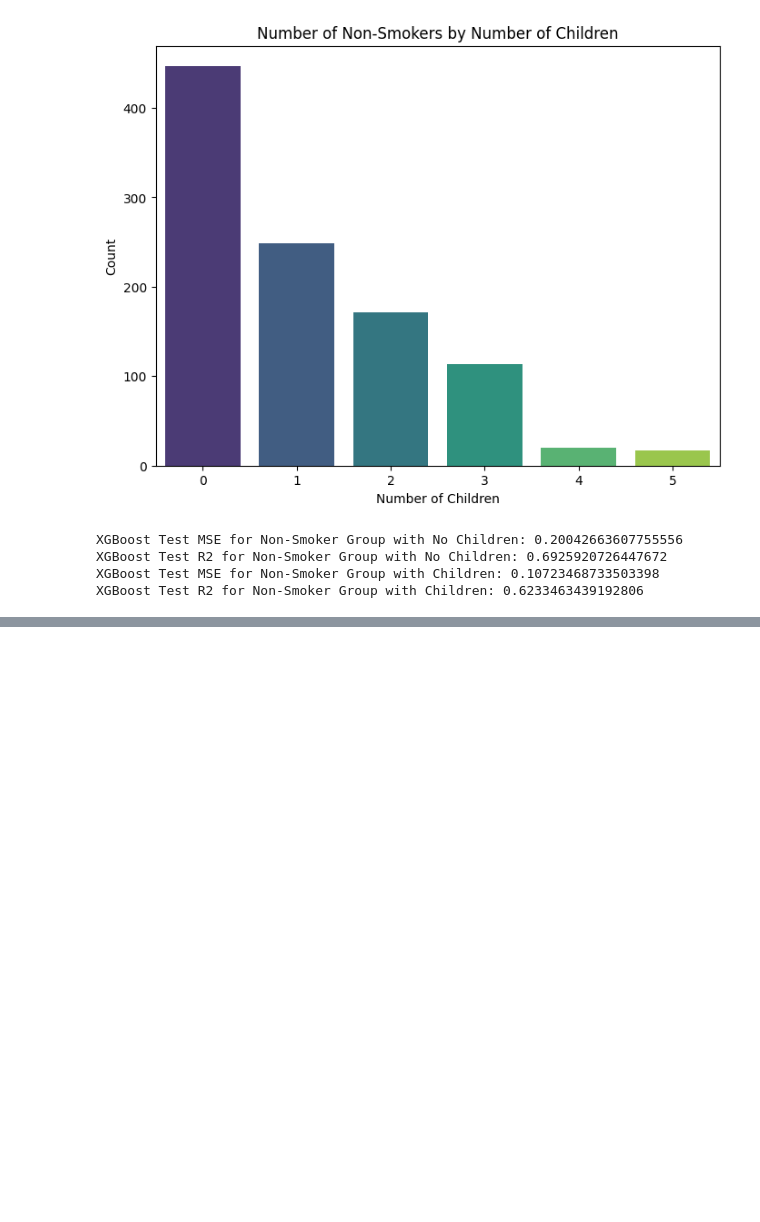
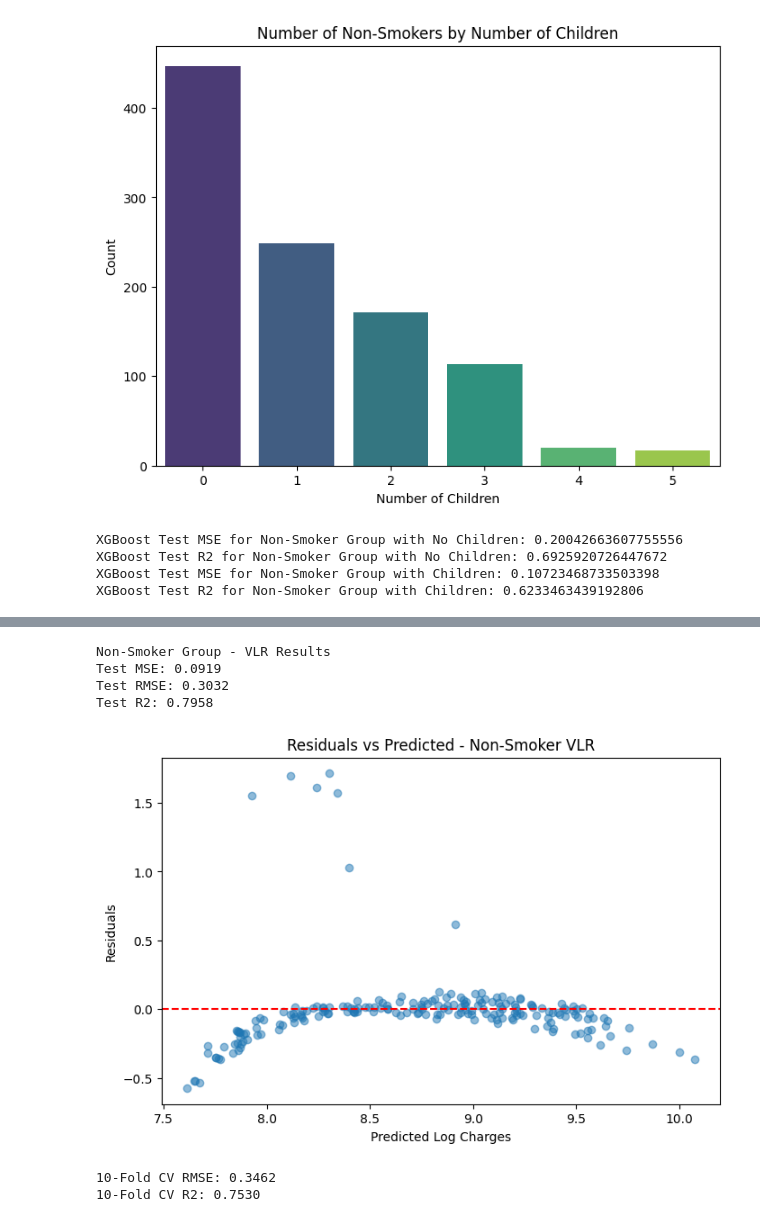
Before and after one commit to s-hreya-riram/three-little-pigs, a Jupyter notebook: exploratory_data_analysis.ipynb, the cells around one changed output, grey strips where cells are left out. Drawn from its saved outputs; the diff is of its cells as text; code cells hidden in the pictures; blank space fills up the shorter version.

```diff
--- a/exploratory_data_analysis.ipynb
+++ b/exploratory_data_analysis.ipynb
@@ -807,0 +1173,71 @@ XGBoost Test R2 for Non-Smoker Group with Children: 0.6233463439192806
+# %%
+import warnings
+warnings.filterwarnings("ignore")
+
+import numpy as np
+import pandas as pd
+from sklearn.linear_model import LinearRegression
+from sklearn.model_selection import train_test_split, cross_val_score, KFold
+from sklearn.metrics import mean_squared_error, r2_score
+import matplotlib.pyplot as plt
+
+# Prepare features dynamically
+def prepare_X_y(df):
+    y = df['log_charges']  # target is already log-transformed
+    X = df.drop(columns=['log_charges'])
+    X = pd.get_dummies(X, drop_first=True)  # one-hot encode categorical variables
+    return X, y
+
+# Filter non-smokers
+non_smoker_df = data_df[data_df['smoker'] == 'no']
+X_ns, y_ns = prepare_X_y(non_smoker_df)
+
+# Train-test split 80/20
+X_train_ns, X_test_ns, y_train_ns, y_test_ns = train_test_split(
+    X_ns, y_ns, test_size=0.2, random_state=42
+)
+
+# Fit VLR (standard linear regression)
+vlr_model = LinearRegression()
+vlr_model.fit(X_train_ns, y_train_ns)
+
+# Predict
+y_pred_ns = vlr_model.predict(X_test_ns)
+
+# Test metrics
+mse_ns = mean_squared_error(y_test_ns, y_pred_ns)
+rmse_ns = np.sqrt(mse_ns)
+r2_ns = r2_score(y_test_ns, y_pred_ns)
+
+print("Non-Smoker Group - VLR Results")
+print(f"Test MSE: {mse_ns:.4f}")
+print(f"Test RMSE: {rmse_ns:.4f}")
+print(f"Test R2: {r2_ns:.4f}")
+
+# Residual plot
+residuals = y_test_ns - y_pred_ns
+plt.figure(figsize=(8,5))
+plt.scatter(y_pred_ns, residuals, alpha=0.5)
+plt.axhline(0, color='red', linestyle='--')
+plt.xlabel("Predicted Log Charges")
+plt.ylabel("Residuals")
+plt.title("Residuals vs Predicted - Non-Smoker VLR")
+plt.show()
+
+# 10-Fold Cross-Validation
+cv = KFold(n_splits=10, shuffle=True, random_state=42)
+cv_mse_scores = -cross_val_score(vlr_model, X_train_ns, y_train_ns, cv=cv, scoring='neg_mean_squared_error', n_jobs=-1)
+cv_rmse_mean = np.sqrt(np.mean(cv_mse_scores))
+cv_r2_scores = cross_val_score(vlr_model, X_train_ns, y_train_ns, cv=cv, scoring='r2', n_jobs=-1)
+cv_r2_mean = np.mean(cv_r2_scores)
+
+print(f"10-Fold CV RMSE: {cv_rmse_mean:.4f}")
+print(f"10-Fold CV R2: {cv_r2_mean:.4f}")
+# %% [output]
+Non-Smoker Group - VLR Results
+Test MSE: 0.0919
+Test RMSE: 0.3032
+Test R2: 0.7958
+[figure, added]
+10-Fold CV RMSE: 0.3462
+10-Fold CV R2: 0.7530
```
Also changed, not shown: parts of 7 cells of this notebook.
